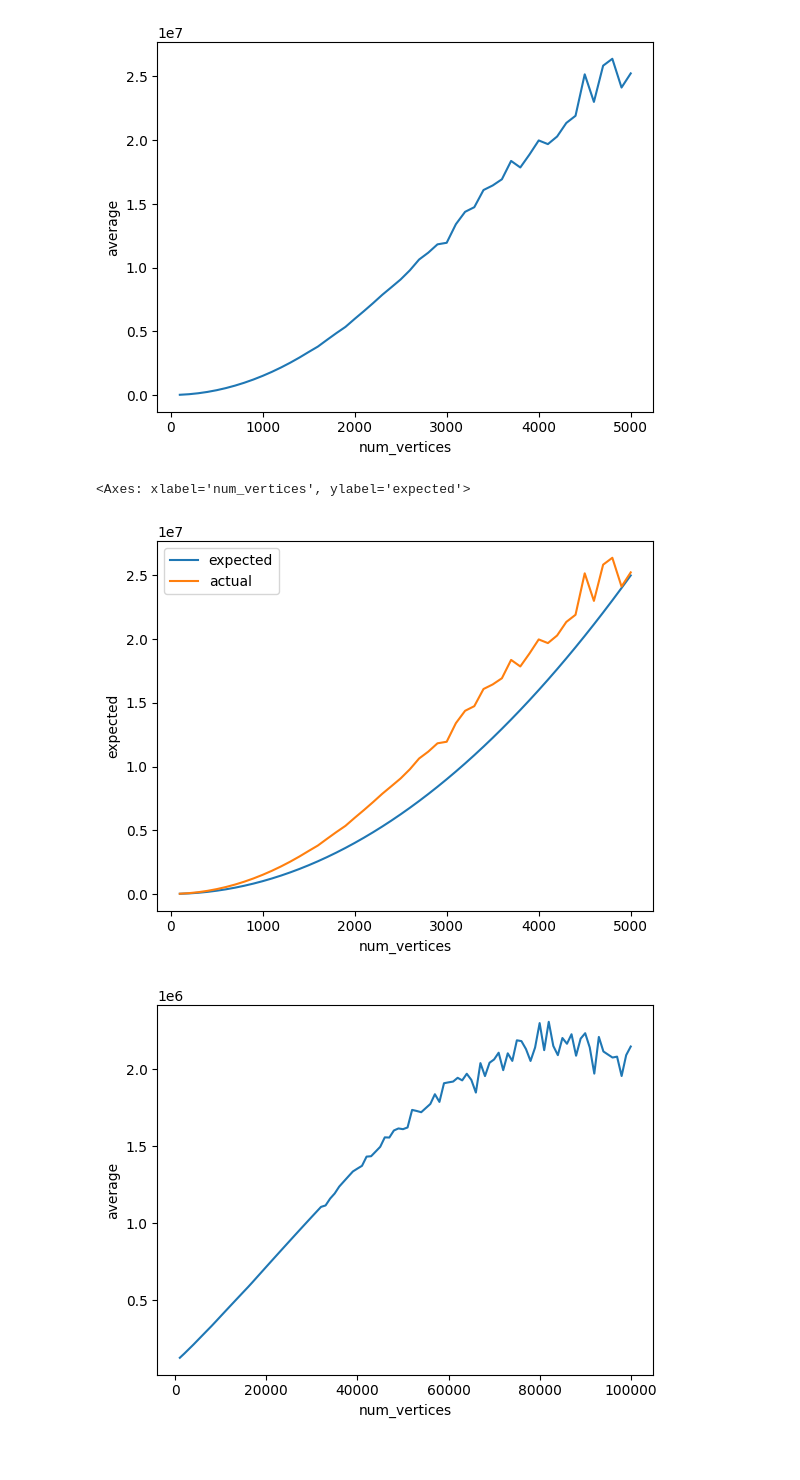
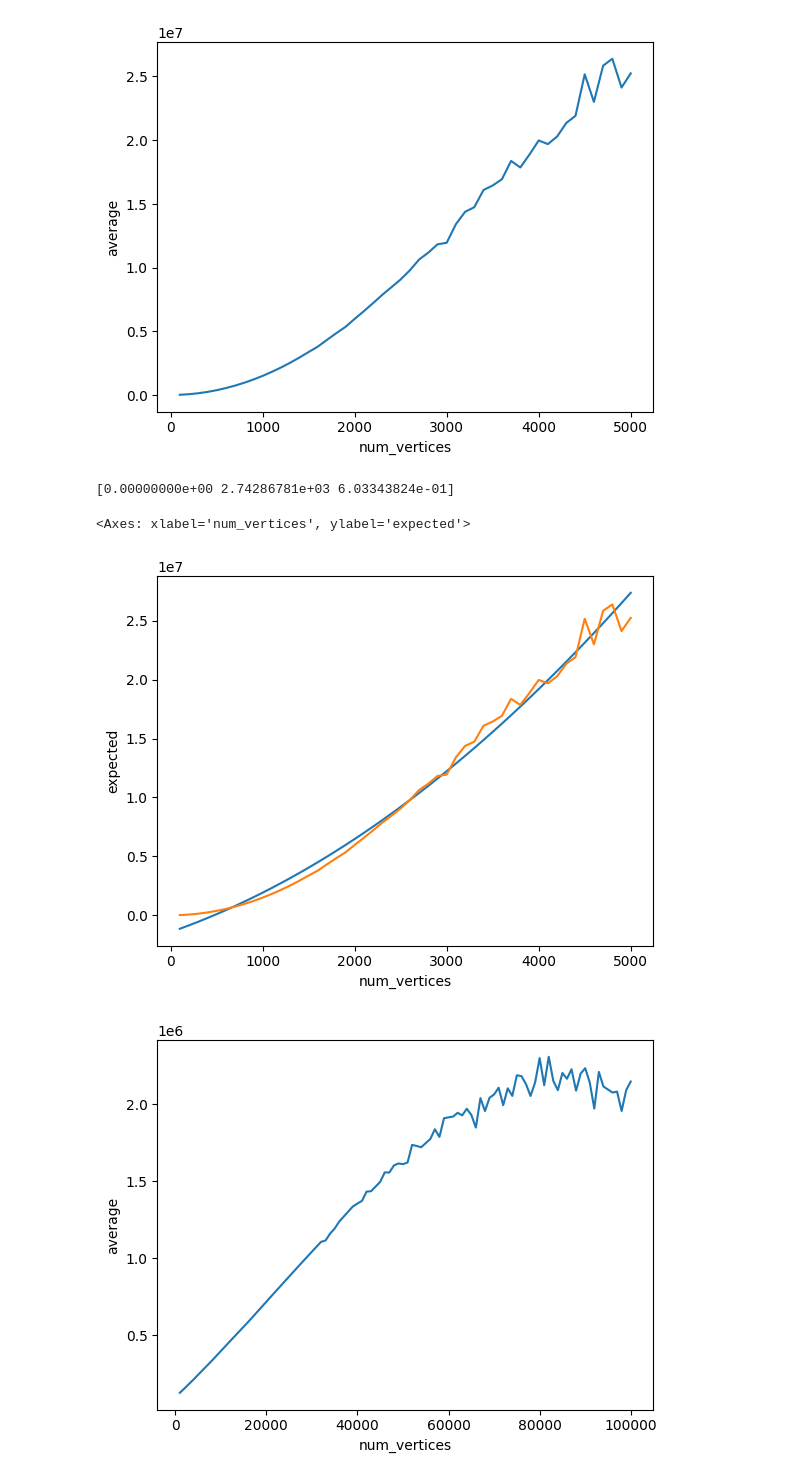
Before and after one commit to pufanyi/SC2001-Example-Class-Group7, a Jupyter notebook: Project2/data/analyze.ipynb, the cells around one changed output. Saved outputs shown, nothing was run; the diff lists cells and outputs as text; code cells hidden in the pictures.

```diff
--- a/Project2/data/analyze.ipynb
+++ b/Project2/data/analyze.ipynb
@@ -37,14 +37,26 @@ def eval_num_edges(file_name):
 data = eval_num_vertices("./diff_vertex_matrix.csv")
 # %% [output]
 [figure]
-# %%
-data["expected"] = data["num_vertices"] * data["num_vertices"]
+# %%
+from sklearn.preprocessing import PolynomialFeatures
+from sklearn.linear_model import LinearRegression
+
+poly = PolynomialFeatures(degree=2)
+X = poly.fit_transform(data[["num_vertices"]])
+y = data["average"]
+lg = LinearRegression()
+lg.fit(X, y)
+print(lg.coef_)
+expected = lg.predict(X)
+data["expected"] = expected
+# %% [output]
+[0.00000000e+00 2.74286781e+03 6.03343824e-01]
 # %%
-sns.lineplot(x="num_vertices", y="expected", data=data, label="expected")
-sns.lineplot(x="num_vertices", y="average", data=data, label="actual")
+sns.lineplot(x="num_vertices", y="expected", data=data)
+sns.lineplot(x="num_vertices", y="average", data=data)
 # %% [output]
 <Axes: xlabel='num_vertices', ylabel='expected'>
-[figure, old version]
+[figure, new version]
 # %%
 vertex_list = eval_num_vertices("./diff_vertex_list.csv")
 # %% [output]
```
Also changed, not shown: parts of 4 cells of this notebook, 1 other file.
